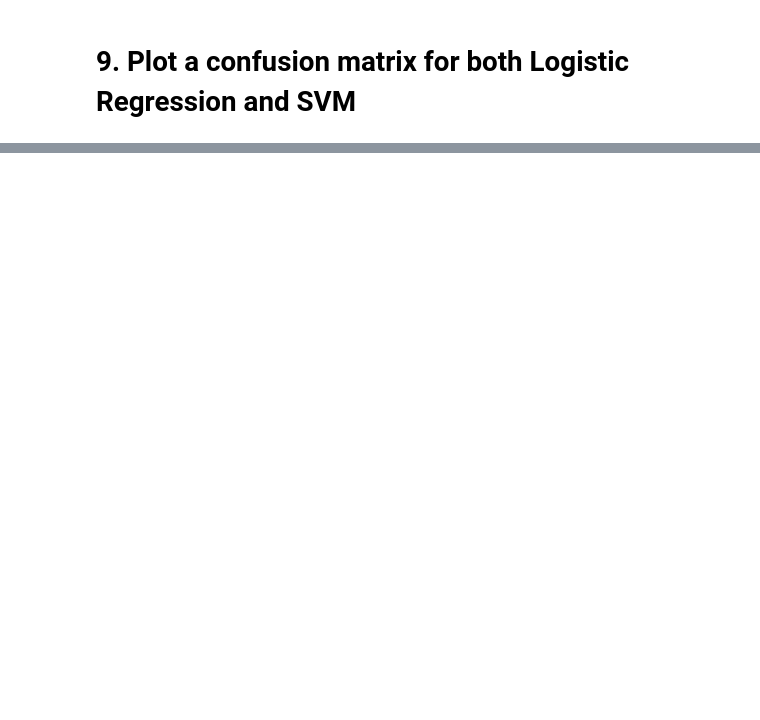
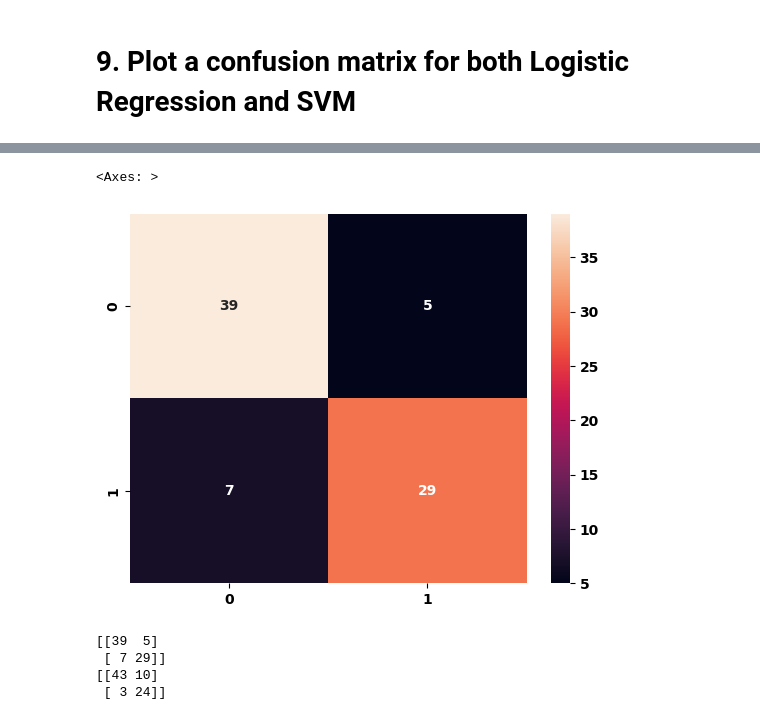
Before and after one commit to Tuwaiq-Data-Science-Bootcamp-V4/SVM-Lab1, a Jupyter notebook: SVM_Assignment.ipynb, the cells around one changed output, grey strips where cells are left out. Cells and saved outputs as stored; diff of their text form; code cells hidden in the pictures; blank space fills up the shorter version.

```diff
--- a/SVM_Assignment.ipynb
+++ b/SVM_Assignment.ipynb
@@ -28,0 +177,15 @@
+# %%
+sns.heatmap(clog_confmatrix, annot=True)
+# %% [output]
+<Axes: >
+[figure, added]
+# %%
+tsvc_confmatrix = confusion_matrix(t_predsvc,y_test)
+csvc_confmatrix = confusion_matrix(c_predsvc,y_test)
+print(csvc_confmatrix)
+print(tsvc_confmatrix)
+# %% [output]
+[[39  5]
+ [ 7 29]]
+[[43 10]
+ [ 3 24]]
```
Also changed, not shown: parts of 17 cells of this notebook.
